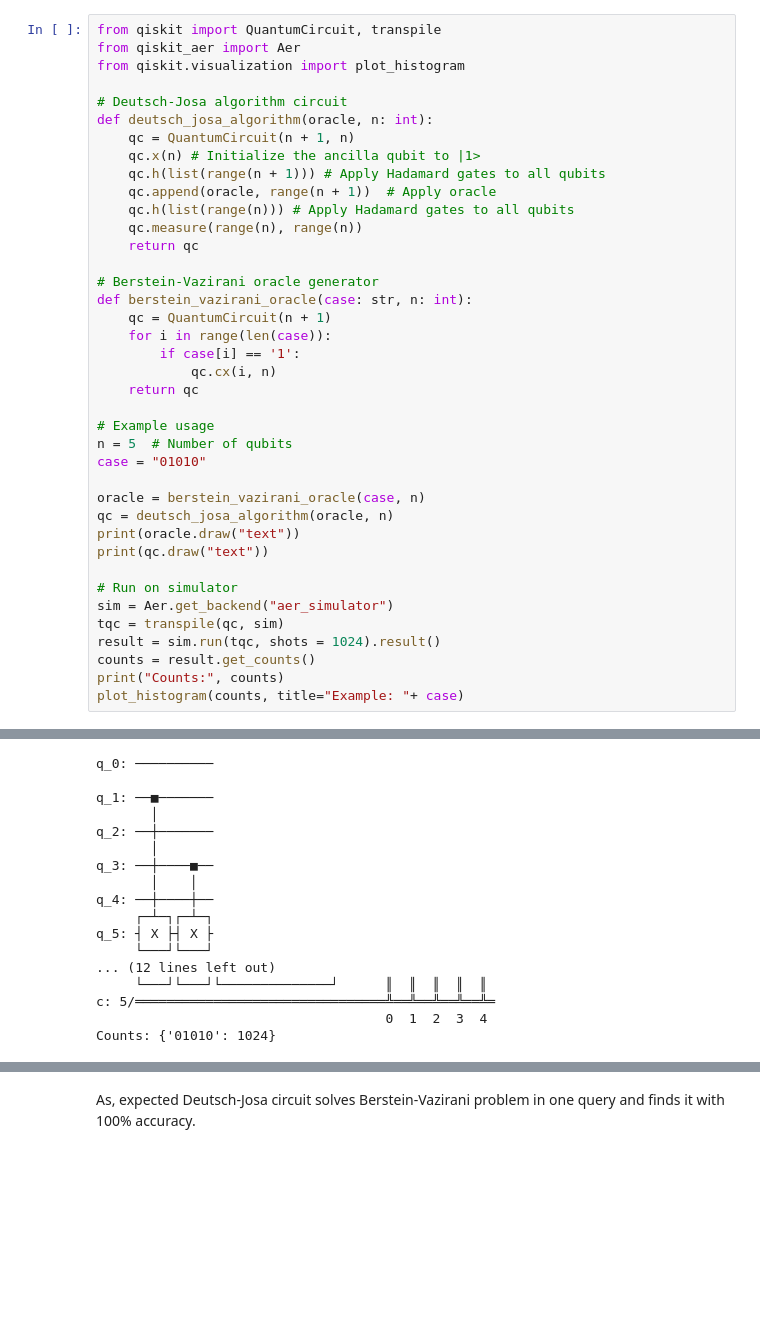
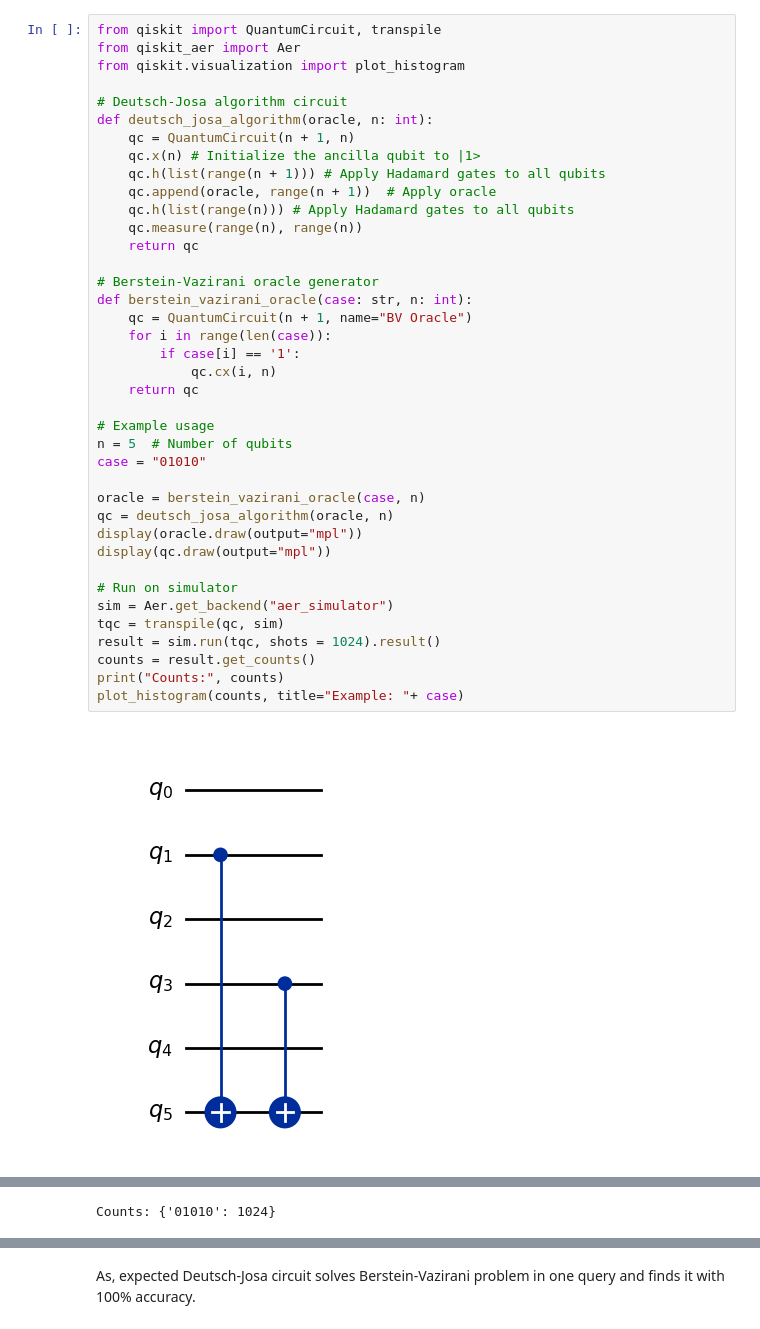
Before and after one commit to misho9714/Deutsch-s-algorithm-Qiskit, a Jupyter notebook: Algorithms/3. Berstein-Vazirani Problem.ipynb, the cells around one changed output, grey strips where cells are left out. Drawn from its saved outputs; the diff is of its cells as text; blank space fills up the shorter version.

```diff
--- a/Algorithms/3. Berstein-Vazirani Problem.ipynb
+++ b/Algorithms/3. Berstein-Vazirani Problem.ipynb
@@ -8,33 +90,34 @@ def deutsch_josa_algorithm(oracle, n: int):
     qc = QuantumCircuit(n + 1, n)
     qc.x(n) # Initialize the ancilla qubit to |1>
     qc.h(list(range(n + 1))) # Apply Hadamard gates to all qubits
     qc.append(oracle, range(n + 1))  # Apply oracle
     qc.h(list(range(n))) # Apply Hadamard gates to all qubits
     qc.measure(range(n), range(n))
     return qc
 
 # Berstein-Vazirani oracle generator
 def berstein_vazirani_oracle(case: str, n: int):
-    qc = QuantumCircuit(n + 1)
+    qc = QuantumCircuit(n + 1, name="BV Oracle")
     for i in range(len(case)):
         if case[i] == '1':
             qc.cx(i, n)
     return qc
 
 # Example usage
 n = 5  # Number of qubits
 case = "01010"
 
 oracle = berstein_vazirani_oracle(case, n)
 qc = deutsch_josa_algorithm(oracle, n)
-print(oracle.draw("text"))
-print(qc.draw("text"))
+display(oracle.draw(output="mpl"))
+display(qc.draw(output="mpl"))
 
 # Run on simulator
 sim = Aer.get_backend("aer_simulator")
 tqc = transpile(qc, sim)
 result = sim.run(tqc, shots = 1024).result()
 counts = result.get_counts()
 print("Counts:", counts)
 plot_histogram(counts, title="Example: "+ case)
 # %% [output]
+[figure, new version]
@@ -41,17 +125 @@ plot_histogram(counts, title="Example: "+ case)
-q_0: ──────────
-
-q_1: ──■───────
-       │
-q_2: ──┼───────
-       │
-q_3: ──┼────■──
-       │    │
-q_4: ──┼────┼──
-     ┌─┴─┐┌─┴─┐
-q_5: ┤ X ├┤ X ├
-     └───┘└───┘
-... (12 lines left out)
-     └───┘└───┘└──────────────┘      ║  ║  ║  ║  ║
-c: 5/════════════════════════════════╩══╩══╩══╩══╩═
-                                     0  1  2  3  4
 Counts: {'01010': 1024}
```
Also changed, not shown: parts of 2 cells of this notebook, 2 other files.
